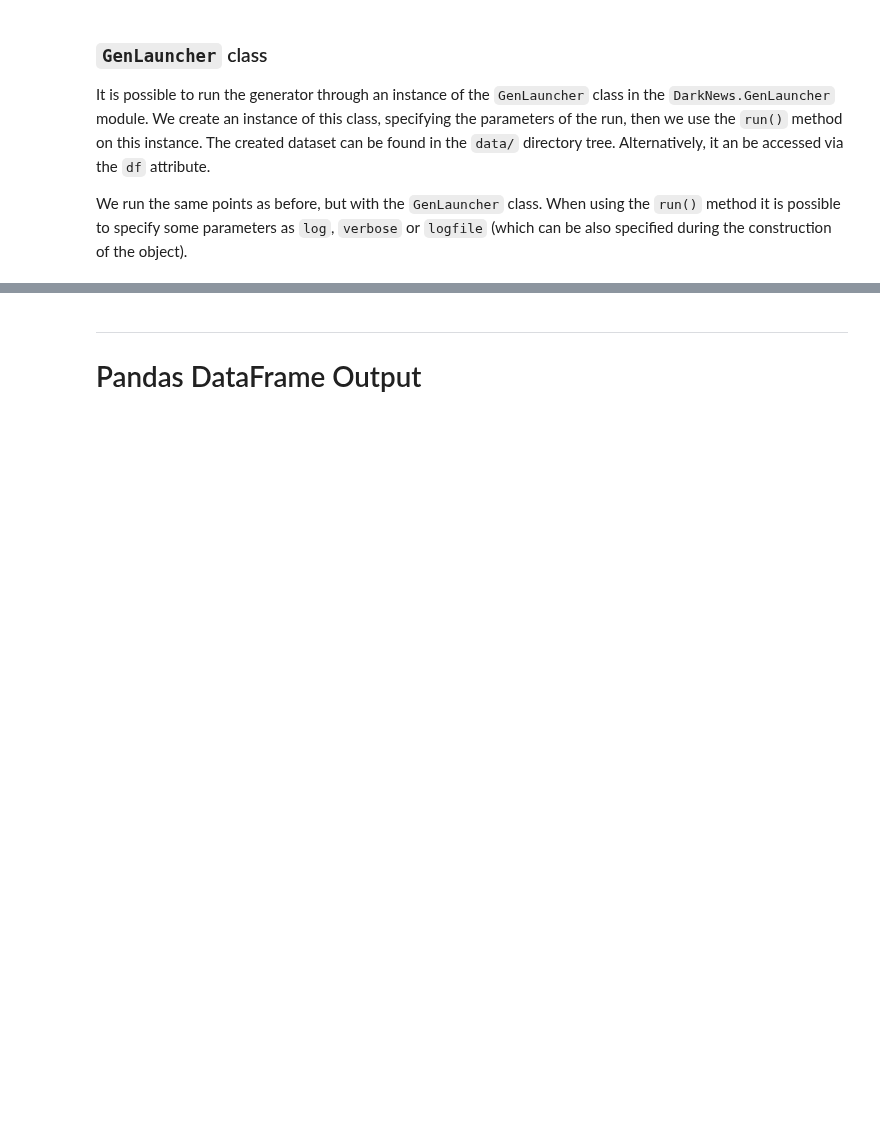
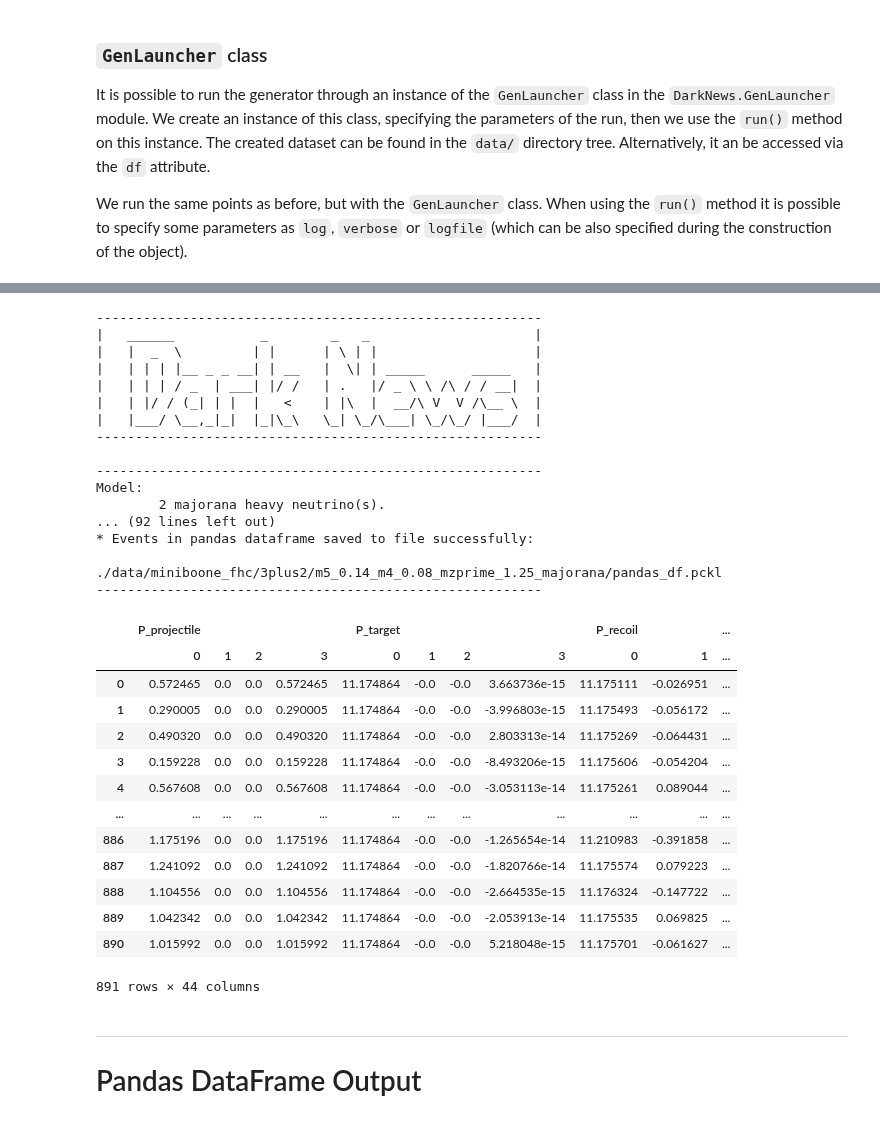
Before and after one commit to mhostert/DarkNews-generator, a Jupyter notebook: examples/Example_0__start_here.ipynb, the cells around one changed output, grey strips where cells are left out. Cells and saved outputs as stored; diff of their text form; code cells hidden in the pictures; blank space fills up the shorter version.

```diff
--- a/examples/Example_0__start_here.ipynb
+++ b/examples/Example_0__start_here.ipynb
@@ -94,3 +180,38 @@ df_d
+# %%
+gen_object = GenLauncher(param_file="./parameters_example_2.txt")
+gen_object.run(log="INFO")
+# %% [output]
+---------------------------------------------------------
+|   ______           _        _   _                     |
+|   |  _  \         | |      | \ | |                    |
+|   | | | |__ _ _ __| | __   |  \| | _____      _____   |
+|   | | | / _  | ___| |/ /   | .   |/ _ \ \ /\ / / __|  |
+|   | |/ / (_| | |  |   <    | |\  |  __/\ V  V /\__ \  |
+|   |___/ \__,_|_|  |_|\_\   \_| \_/\___| \_/\_/ |___/  |
+---------------------------------------------------------
+
+---------------------------------------------------------
+Model:
+        2 majorana heavy neutrino(s).
+... (92 lines left out)
+* Events in pandas dataframe saved to file successfully:
+
+./data/miniboone_fhc/3plus2/m5_0.14_m4_0.08_mzprime_1.25_majorana/pandas_df.pckl
+---------------------------------------------------------
+|  | P_projectile |  |  |  | P_target |  |  |  | P_recoil |  | ... |
+|  | 0 | 1 | 2 | 3 | 0 | 1 | 2 | 3 | 0 | 1 | ... |
+| 0 | 0.572465 | 0.0 | 0.0 | 0.572465 | 11.174864 | -0.0 | -0.0 | 3.663736e-15 | 11.175111 | -0.026951 | ... |
+| 1 | 0.290005 | 0.0 | 0.0 | 0.290005 | 11.174864 | -0.0 | -0.0 | -3.996803e-15 | 11.175493 | -0.056172 | ... |
+| 2 | 0.490320 | 0.0 | 0.0 | 0.490320 | 11.174864 | -0.0 | -0.0 | 2.803313e-14 | 11.175269 | -0.064431 | ... |
+| 3 | 0.159228 | 0.0 | 0.0 | 0.159228 | 11.174864 | -0.0 | -0.0 | -8.493206e-15 | 11.175606 | -0.054204 | ... |
+| 4 | 0.567608 | 0.0 | 0.0 | 0.567608 | 11.174864 | -0.0 | -0.0 | -3.053113e-14 | 11.175261 | 0.089044 | ... |
+| ... | ... | ... | ... | ... | ... | ... | ... | ... | ... | ... | ... |
+| 886 | 1.175196 | 0.0 | 0.0 | 1.175196 | 11.174864 | -0.0 | -0.0 | -1.265654e-14 | 11.210983 | -0.391858 | ... |
+| 887 | 1.241092 | 0.0 | 0.0 | 1.241092 | 11.174864 | -0.0 | -0.0 | -1.820766e-14 | 11.175574 | 0.079223 | ... |
+| 888 | 1.104556 | 0.0 | 0.0 | 1.104556 | 11.174864 | -0.0 | -0.0 | -2.664535e-15 | 11.176324 | -0.147722 | ... |
+| 889 | 1.042342 | 0.0 | 0.0 | 1.042342 | 11.174864 | -0.0 | -0.0 | -2.053913e-14 | 11.175535 | 0.069825 | ... |
+| 890 | 1.015992 | 0.0 | 0.0 | 1.015992 | 11.174864 | -0.0 | -0.0 | 5.218048e-15 | 11.175701 | -0.061627 | ... |
+891 rows × 44 columns
 # %% [markdown]
 ---
 # Pandas DataFrame Output
```
Also changed, not shown: parts of 5 cells of this notebook.
